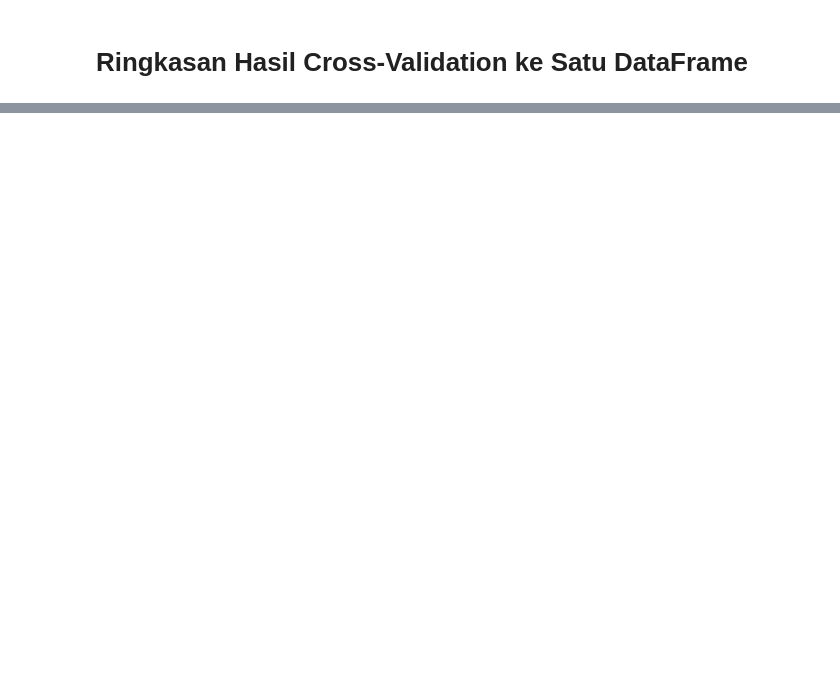
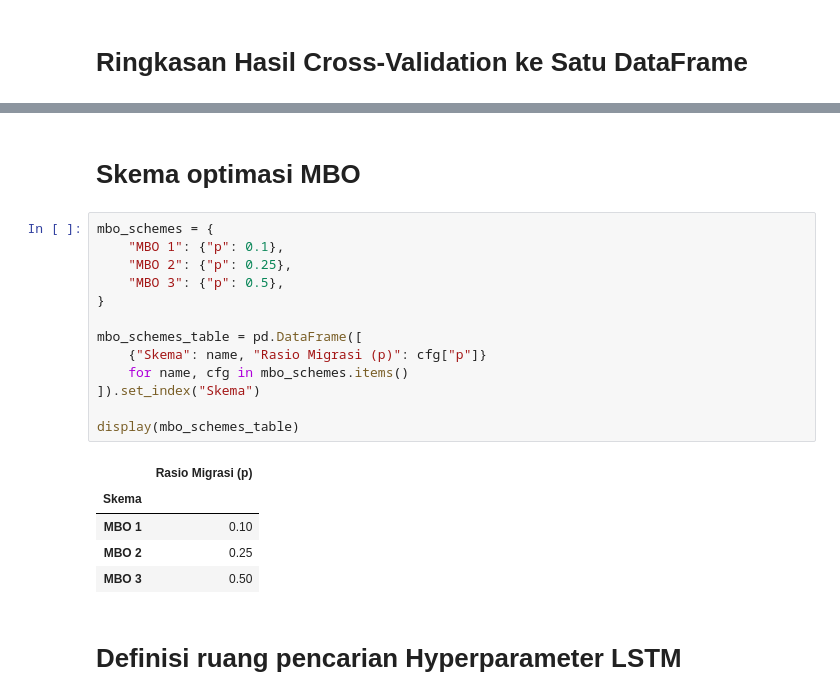
Before and after one commit to EmirAtthariq/Smiles2Vec_LSTM, a Jupyter notebook: smiles2vec_LSTM.ipynb, the cells around one changed output, grey strips where cells are left out. Drawn from its saved outputs; the diff is of its cells as text; blank space fills up the shorter version.

```diff
--- a/smiles2vec_LSTM.ipynb
+++ b/smiles2vec_LSTM.ipynb
@@ -466,0 +628,23 @@ display(full_summary_df)
+# %% [markdown]
+# Skema optimasi MBO
+# %%
+mbo_schemes = {
+    "MBO 1": {"p": 0.1},
+    "MBO 2": {"p": 0.25},
+    "MBO 3": {"p": 0.5},
+}
+
+mbo_schemes_table = pd.DataFrame([
+    {"Skema": name, "Rasio Migrasi (p)": cfg["p"]}
+    for name, cfg in mbo_schemes.items()
+]).set_index("Skema")
+
+display(mbo_schemes_table)
+# %% [output]
+|  | Rasio Migrasi (p) |
+| Skema |  |
+| MBO 1 | 0.10 |
+| MBO 2 | 0.25 |
+| MBO 3 | 0.50 |
+# %% [markdown]
+# Definisi ruang pencarian Hyperparameter LSTM
```
Also changed, not shown: parts of 31 cells of this notebook, 3 other files.
